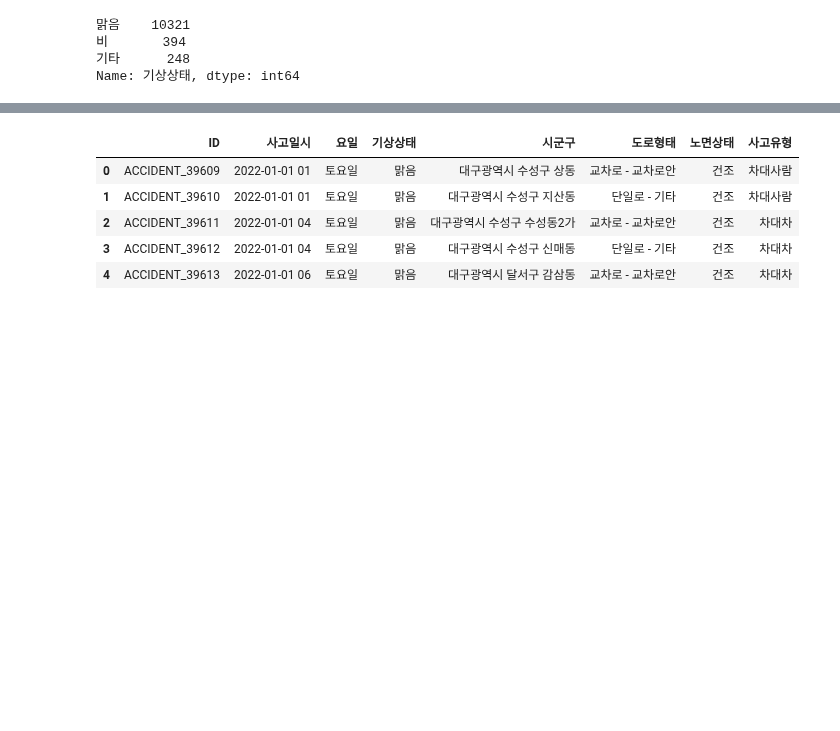
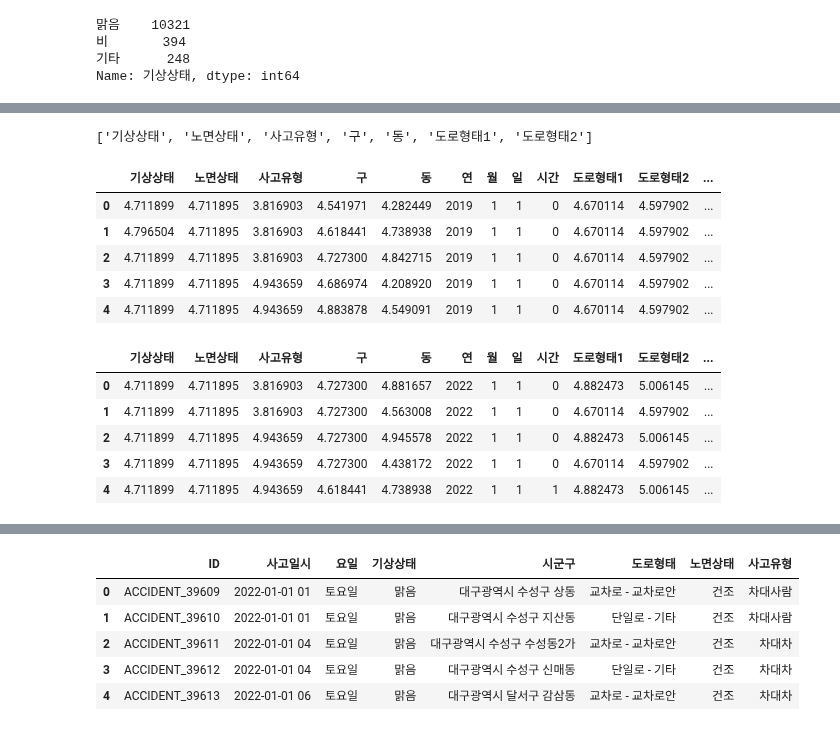
Before and after one commit to tgwon/ai4ml, a Jupyter notebook: project/EDA_Preprocessing_FeatureEngineering.ipynb, the cells around one changed output, grey strips where cells are left out. Cells and saved outputs as stored; diff of their text form; code cells hidden in the pictures; blank space fills up the shorter version.

```diff
--- a/project/EDA_Preprocessing_FeatureEngineering.ipynb
+++ b/project/EDA_Preprocessing_FeatureEngineering.ipynb
@@ -563,0 +602,3 @@ Name: 기상상태, dtype: int64
+# %%
+train_df['시간'] = train_df['시간'].apply(lambda x: 1 if 6 <= x <= 20 else 0)
+test_df['시간'] = test_df['시간'].apply(lambda x: 1 if 6 <= x <= 20 else 0)
@@ -563,0 +682,4 @@ Name: 기상상태, dtype: int64
+# %%
+test_x = test_df.drop(columns=['ID','도시']).copy()
+train_x = train_df[test_x.columns].copy()
+train_y = train_df['ECLO'].copy()
@@ -563,0 +705,29 @@ Name: 기상상태, dtype: int64
+# %%
+from sklearn.preprocessing import LabelEncoder
+from category_encoders.target_encoder import TargetEncoder
+
+categorical_features = list(train_x.dtypes[train_x.dtypes == "object"].index)
+# 추출된 문자열 변수 확인
+display(categorical_features)
+
+for i in categorical_features:
+    le = TargetEncoder(cols=[i])
+    train_x[i] = le.fit_transform(train_x[i], train_y)
+    test_x[i] = le.transform(test_x[i])
+
+display(train_x.head())
+display(test_x.head())
+# %% [output]
+['기상상태', '노면상태', '사고유형', '구', '동', '도로형태1', '도로형태2']
+|  | 기상상태 | 노면상태 | 사고유형 | 구 | 동 | 연 | 월 | 일 | 시간 | 도로형태1 | 도로형태2 | ... |
+| 0 | 4.711899 | 4.711895 | 3.816903 | 4.541971 | 4.282449 | 2019 | 1 | 1 | 0 | 4.670114 | 4.597902 | ... |
+| 1 | 4.796504 | 4.711895 | 3.816903 | 4.618441 | 4.738938 | 2019 | 1 | 1 | 0 | 4.670114 | 4.597902 | ... |
+| 2 | 4.711899 | 4.711895 | 3.816903 | 4.727300 | 4.842715 | 2019 | 1 | 1 | 0 | 4.670114 | 4.597902 | ... |
+| 3 | 4.711899 | 4.711895 | 4.943659 | 4.686974 | 4.208920 | 2019 | 1 | 1 | 0 | 4.670114 | 4.597902 | ... |
+| 4 | 4.711899 | 4.711895 | 4.943659 | 4.883878 | 4.549091 | 2019 | 1 | 1 | 0 | 4.670114 | 4.597902 | ... |
+|  | 기상상태 | 노면상태 | 사고유형 | 구 | 동 | 연 | 월 | 일 | 시간 | 도로형태1 | 도로형태2 | ... |
+| 0 | 4.711899 | 4.711895 | 3.816903 | 4.727300 | 4.881657 | 2022 | 1 | 1 | 0 | 4.882473 | 5.006145 | ... |
+| 1 | 4.711899 | 4.711895 | 3.816903 | 4.727300 | 4.563008 | 2022 | 1 | 1 | 0 | 4.670114 | 4.597902 | ... |
+| 2 | 4.711899 | 4.711895 | 4.943659 | 4.727300 | 4.945578 | 2022 | 1 | 1 | 0 | 4.882473 | 5.006145 | ... |
+| 3 | 4.711899 | 4.711895 | 4.943659 | 4.727300 | 4.438172 | 2022 | 1 | 1 | 0 | 4.670114 | 4.597902 | ... |
+| 4 | 4.711899 | 4.711895 | 4.943659 | 4.618441 | 4.738938 | 2022 | 1 | 1 | 1 | 4.882473 | 5.006145 | ... |
```
Also changed, not shown: parts of 25 cells of this notebook.
